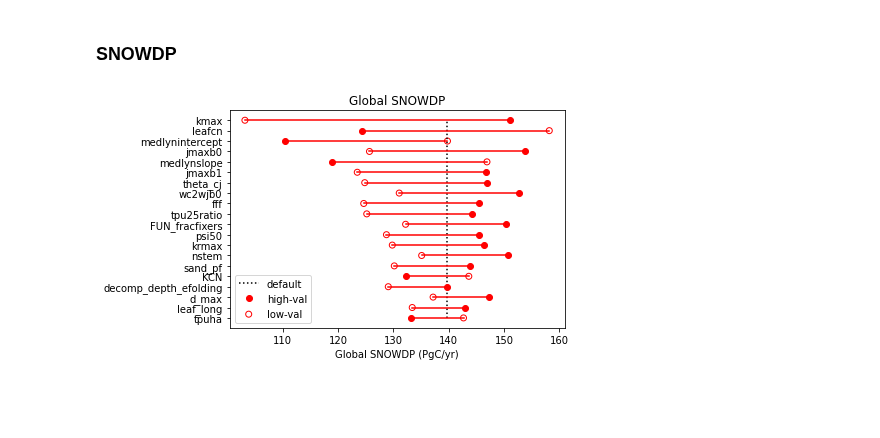
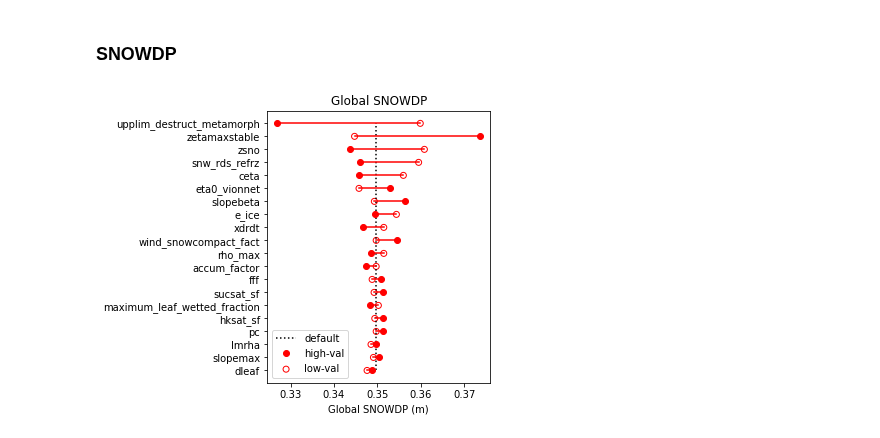
Before and after one commit to djk2120/CLM5PPE, a Jupyter notebook: pyth/rankings.ipynb, the cells around one changed output. Saved outputs shown, nothing was run; the diff lists cells and outputs as text; code cells hidden in the pictures; blank space fills up the shorter version.

```diff
--- a/pyth/rankings.ipynb
+++ b/pyth/rankings.ipynb
@@ -36,10 +36,12 @@ def get_ensemble(name,data_vars,htape,keys,paramkey,p=True):
         ds['time'] = xr.cftime_range(str(2005),periods=len(ds.time),freq='MS') #fix time bug
 
     #specify extra variables
-    if htape=='h0':
+    if htape=='h1':
+        extras     = ['pfts1d_lat','pfts1d_lon','pfts1d_wtgcell','pfts1d_itype_veg']
+    else:
         extras     = ['grid1d_lat','grid1d_lon']
-    elif htape=='h1':
-        extras     = ['pfts1d_lat','pfts1d_lon','pfts1d_wtgcell','pfts1d_itype_veg']
+
+
 
     #add in some extra variables
     ds0 = xr.open_dataset(files[0])
@@ -236,10 +228,14 @@ minmax = ds.minmax
 # %%
 def calc_mean(ds,datavar,la,dim='gridcell'):
-    preload = './data/'+env+'_'+datavar+'_glob.nc'
+
+    domain='glob'
+    preload = './data/'+env+'_'+datavar+'_'+domain+'.nc'
 
     if not glob.glob(preload):
         #do the calculation
         cf = cfs[datavar]  #conversion factor
+        if cf=='intrinsic':
+            cf = 1/la.sum()/365
         x  = ds[datavar]
 
         #calc annual mean or sum (determined by cf)
@@ -289,6 +285,8 @@ plot20(gpp,20,'Global GPP')
 # %%
 datavar = 'SNOWDP'
 da,iav = calc_mean(ds,datavar,la,dim='gridcell')
-plot20(gpp,20,'Global '+datavar)
+
+plt.figure(figsize=[4,5])
+plot20(da,20,'Global '+datavar)
 # %% [output]
-[figure, old version]
+[figure, new version]
```
Also changed, not shown: parts of 15 cells of this notebook, 1 other file.
